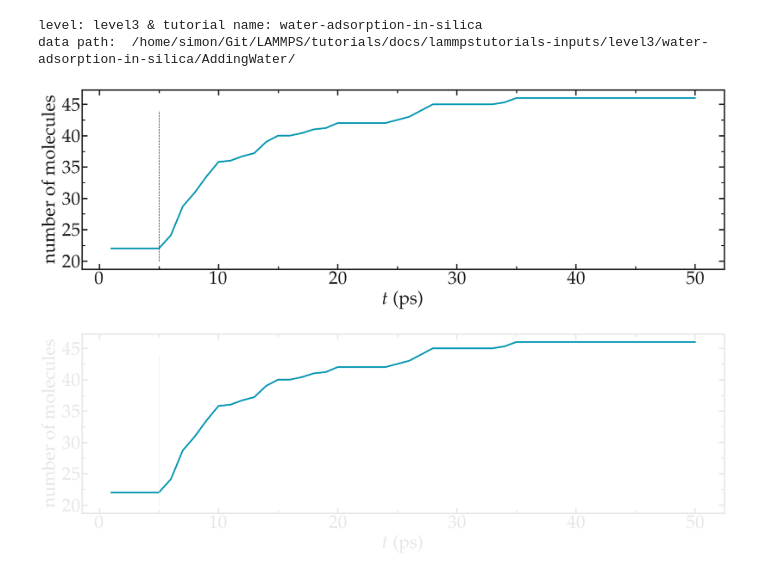
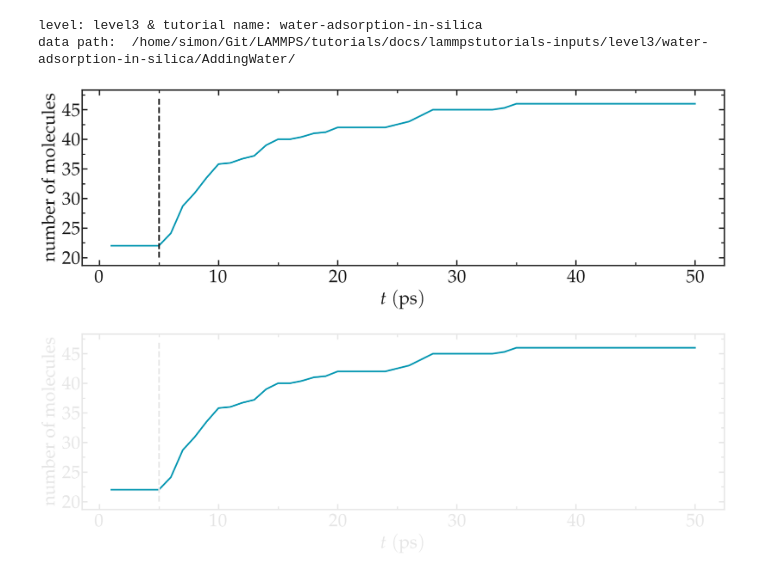
Before and after one commit to lammpstutorials/lammpstutorials.github.io, a Jupyter notebook: docs/sphinx/source/tutorials/figures/level3/water-adsorption-in-silica/number_evolution-pyplot.ipynb, the cells around one changed output. Drawn from its saved outputs; the diff is of its cells as text; code cells hidden in the pictures.

Commit message:
improved figures GCMC

```diff
--- a/docs/sphinx/source/tutorials/figures/level3/water-adsorption-in-silica/number_evolution-pyplot.ipynb
+++ b/docs/sphinx/source/tutorials/figures/level3/water-adsorption-in-silica/number_evolution-pyplot.ipynb
@@ -27,15 +27,16 @@ time /= 1000
 # %%
 filename = "number_evolution"
 for mode, mygray in zip(['light', 'dark'], [colors["mylightgray"], colors["mydarkgray"]]):
-    fig = plt.figure(figsize=(18,6))
+    fig = prepare_figure(mode, transparency = True, desired_figsize=(18,6))
     ax, n, l_tot, c_tot = [], 0, 1, 1
     n += 1
     ax.append(plt.subplot(l_tot, c_tot, n))
     ax[-1].plot(time, numbermolecule, color=colors["myblue"], linewidth=3)
-    line = np.arange(20, 45)
-    ax[-1].plot(line*0 + 5, line, '--', linewidth = 1, color=mygray)
-    complete_panel(ax[-1], r'$t$ (ps)', r'number of molecules', legend=False, axis_color=mygray)
+    line = np.arange(20, 48)
+    ax[-1].plot(line*0 + 5, line, '--', linewidth =3, color=mygray)
+    complete_panel(ax[-1], r'$t ~ \mathrm{(ps)}$', r'$\mathrm{number ~ of ~ molecules}$',
+                legend=False, axis_color=mygray, xpad=8)
     save_figure(plt, fig, mode, git_path, path_figures, filename)
 # %% [output]
-[figure, old version]
+[figure, new version]
-[figure, old version]
+[figure, new version]
```
Also changed, not shown: parts of 2 cells of this notebook, 11 other files.
